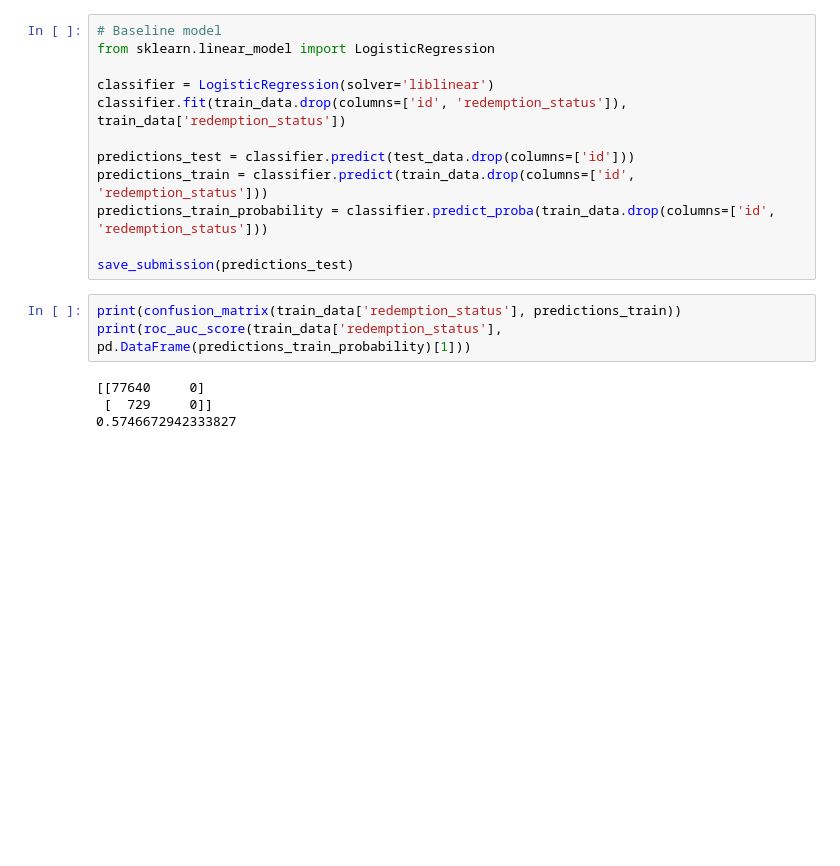
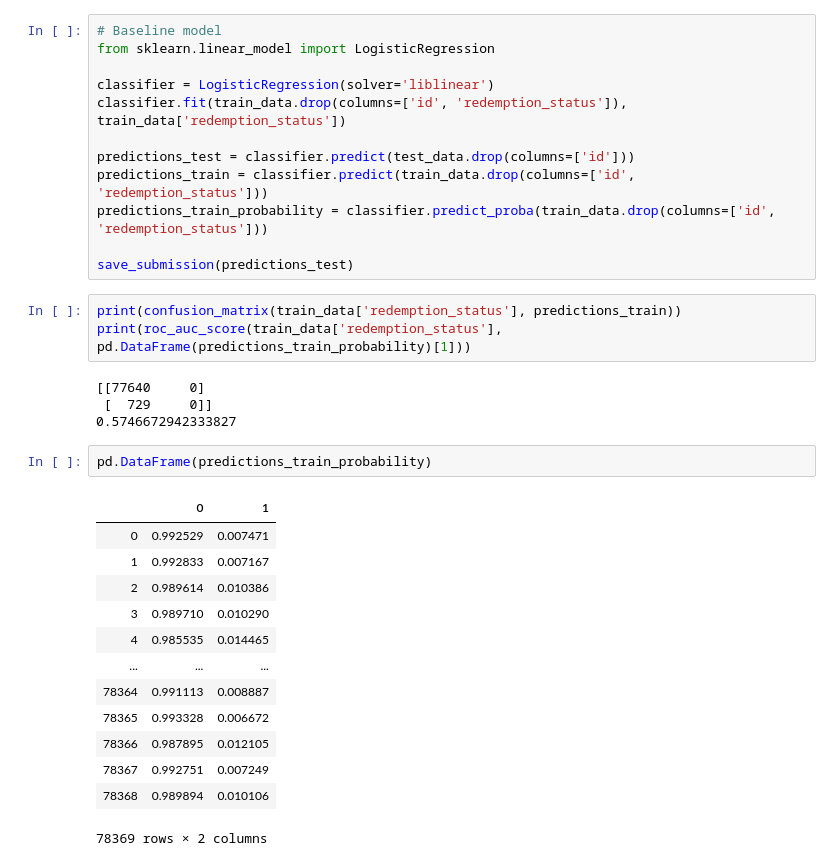
Before and after one commit to pranshu-anand-mt/AmExpert2019, a Jupyter notebook: src/DataCleaningAndBaseline.ipynb, the cells around one changed output. Drawn from its saved outputs; the diff is of its cells as text; blank space fills up the shorter version.

```diff
--- a/src/FinishedProduct.ipynb
+++ b/src/DataCleaningAndBaseline.ipynb
@@ -393,3 +397,19 @@ print(roc_auc_score(train_data['redemption_status'], pd.DataFrame(predictions_tr
 [[77640     0]
  [  729     0]]
 0.5746672942333827
+# %%
+pd.DataFrame(predictions_train_probability)
+# %% [output]
+|  | 0 | 1 |
+| 0 | 0.992529 | 0.007471 |
+| 1 | 0.992833 | 0.007167 |
+| 2 | 0.989614 | 0.010386 |
+| 3 | 0.989710 | 0.010290 |
+| 4 | 0.985535 | 0.014465 |
+| ... | ... | ... |
+| 78364 | 0.991113 | 0.008887 |
+| 78365 | 0.993328 | 0.006672 |
+| 78366 | 0.987895 | 0.012105 |
+| 78367 | 0.992751 | 0.007249 |
+| 78368 | 0.989894 | 0.010106 |
+78369 rows × 2 columns
```
Also changed, not shown: parts of 1 cell of this notebook.
